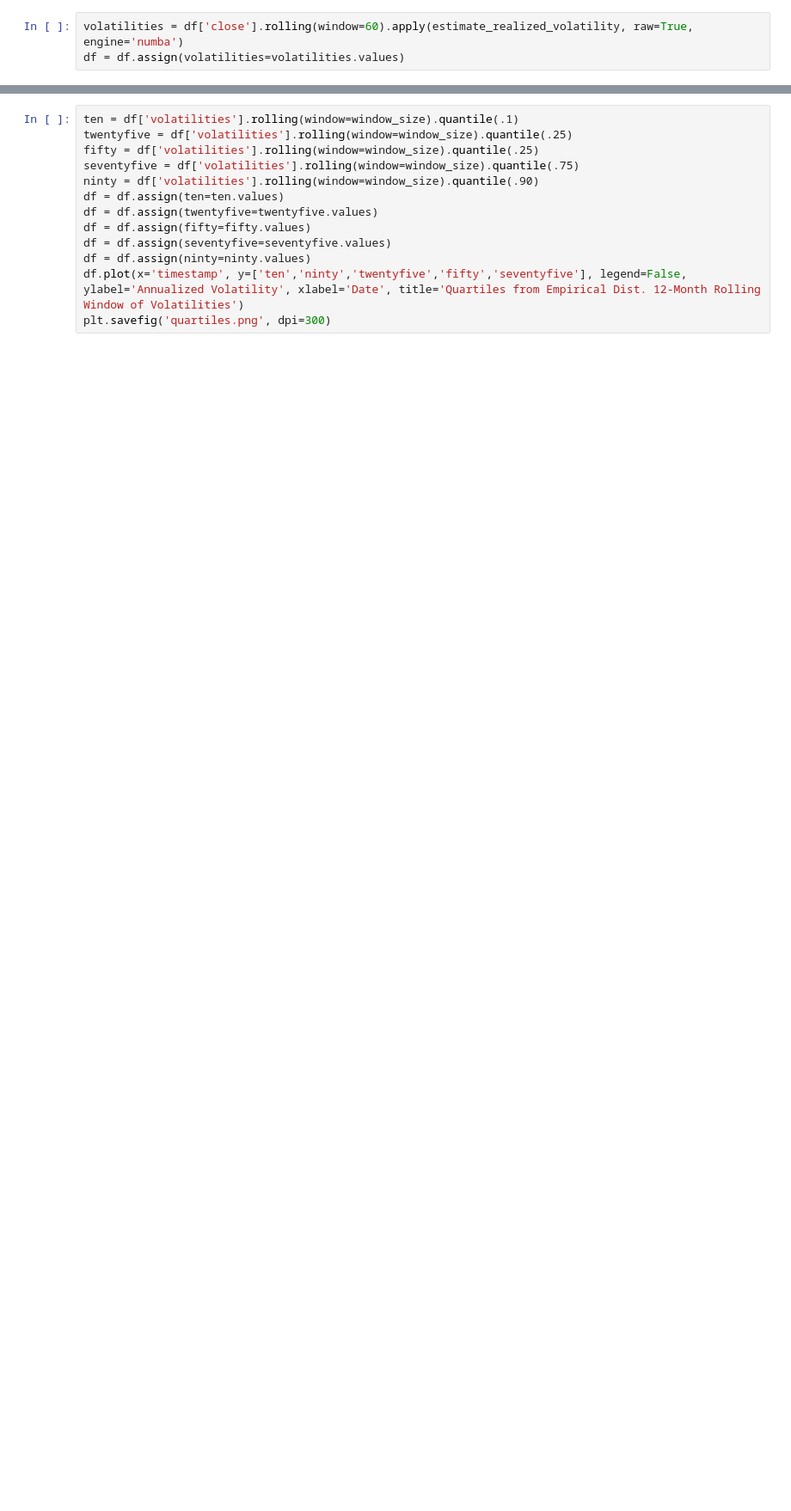
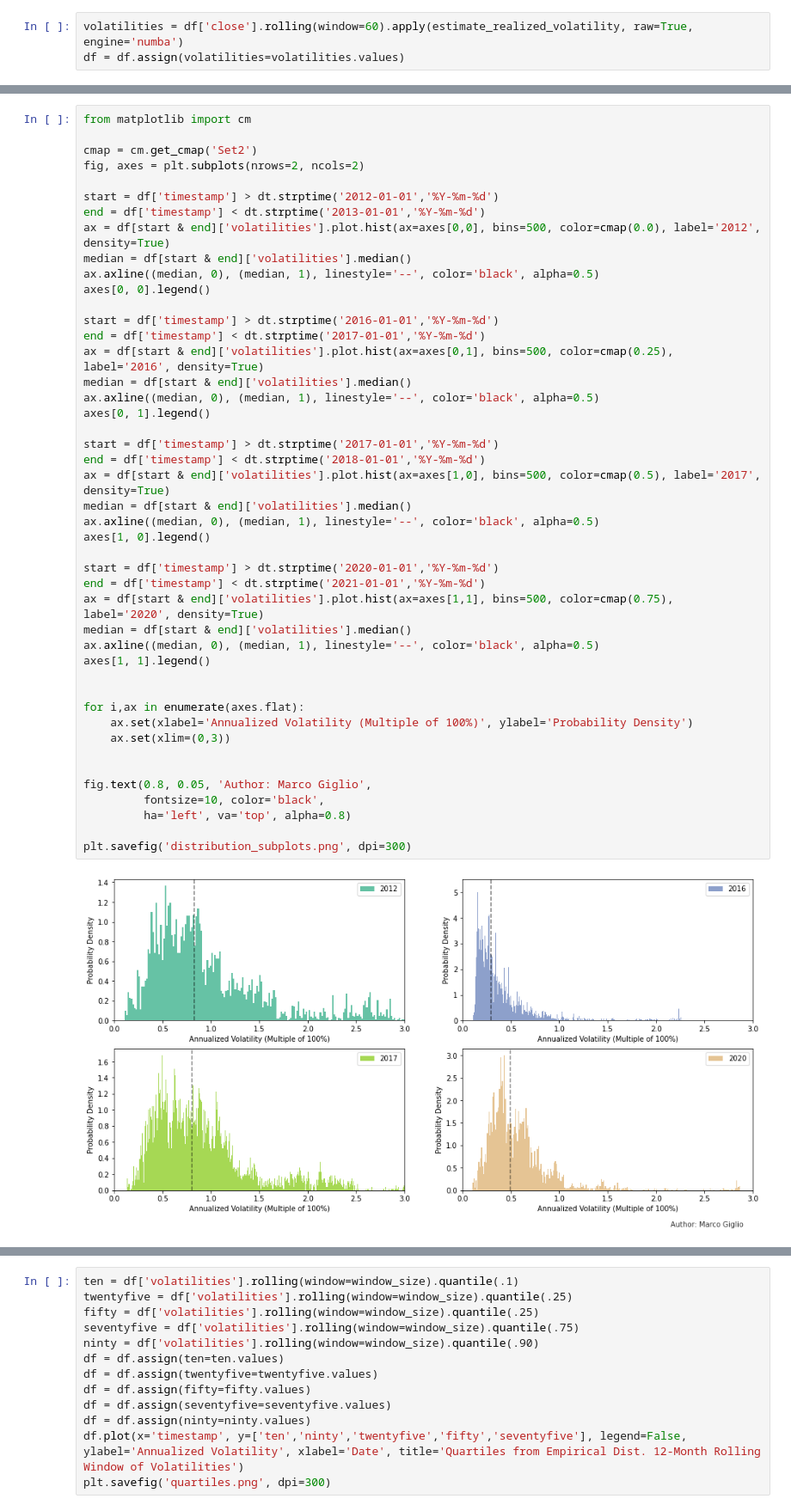
Before and after one commit to marcogiglio/digital_garden, a Jupyter notebook: _sources/bitcoin_realized_volatility.ipynb, the cells around one changed output, grey strips where cells are left out. Shown at 86% size. Cells and saved outputs as stored; diff of their text form; blank space fills up the shorter version.

```diff
--- a/_sources/bitcoin_realized_volatility.ipynb
+++ b/_sources/bitcoin_realized_volatility.ipynb
@@ -93,0 +102,47 @@ How can we extract more information from the data? Since we have pricing data wi
+# %%
+from matplotlib import cm
+
+cmap = cm.get_cmap('Set2')
+fig, axes = plt.subplots(nrows=2, ncols=2)
+
+start = df['timestamp'] > dt.strptime('2012-01-01','%Y-%m-%d')
+end = df['timestamp'] < dt.strptime('2013-01-01','%Y-%m-%d')
+ax = df[start & end]['volatilities'].plot.hist(ax=axes[0,0], bins=500, color=cmap(0.0), label='2012', density=True)
+median = df[start & end]['volatilities'].median()
+ax.axline((median, 0), (median, 1), linestyle='--', color='black', alpha=0.5)
+axes[0, 0].legend()
+
+start = df['timestamp'] > dt.strptime('2016-01-01','%Y-%m-%d')
+end = df['timestamp'] < dt.strptime('2017-01-01','%Y-%m-%d')
+ax = df[start & end]['volatilities'].plot.hist(ax=axes[0,1], bins=500, color=cmap(0.25), label='2016', density=True)
+median = df[start & end]['volatilities'].median()
+ax.axline((median, 0), (median, 1), linestyle='--', color='black', alpha=0.5)
+axes[0, 1].legend()
+
+start = df['timestamp'] > dt.strptime('2017-01-01','%Y-%m-%d')
+end = df['timestamp'] < dt.strptime('2018-01-01','%Y-%m-%d')
+ax = df[start & end]['volatilities'].plot.hist(ax=axes[1,0], bins=500, color=cmap(0.5), label='2017', density=True)
+median = df[start & end]['volatilities'].median()
+ax.axline((median, 0), (median, 1), linestyle='--', color='black', alpha=0.5)
+axes[1, 0].legend()
+
+start = df['timestamp'] > dt.strptime('2020-01-01','%Y-%m-%d')
+end = df['timestamp'] < dt.strptime('2021-01-01','%Y-%m-%d')
+ax = df[start & end]['volatilities'].plot.hist(ax=axes[1,1], bins=500, color=cmap(0.75), label='2020', density=True)
+median = df[start & end]['volatilities'].median()
+ax.axline((median, 0), (median, 1), linestyle='--', color='black', alpha=0.5)
+axes[1, 1].legend()
+
+
+for i,ax in enumerate(axes.flat):
+    ax.set(xlabel='Annualized Volatility (Multiple of 100%)', ylabel='Probability Density')
+    ax.set(xlim=(0,3))
+
+
+fig.text(0.8, 0.05, 'Author: Marco Giglio',
+         fontsize=10, color='black',
+         ha='left', va='top', alpha=0.8)
+
+plt.savefig('distribution_subplots.png', dpi=300)
+# %% [output]
+[figure, added]
```
Also changed, not shown: parts of 13 cells of this notebook, 10 other files.
